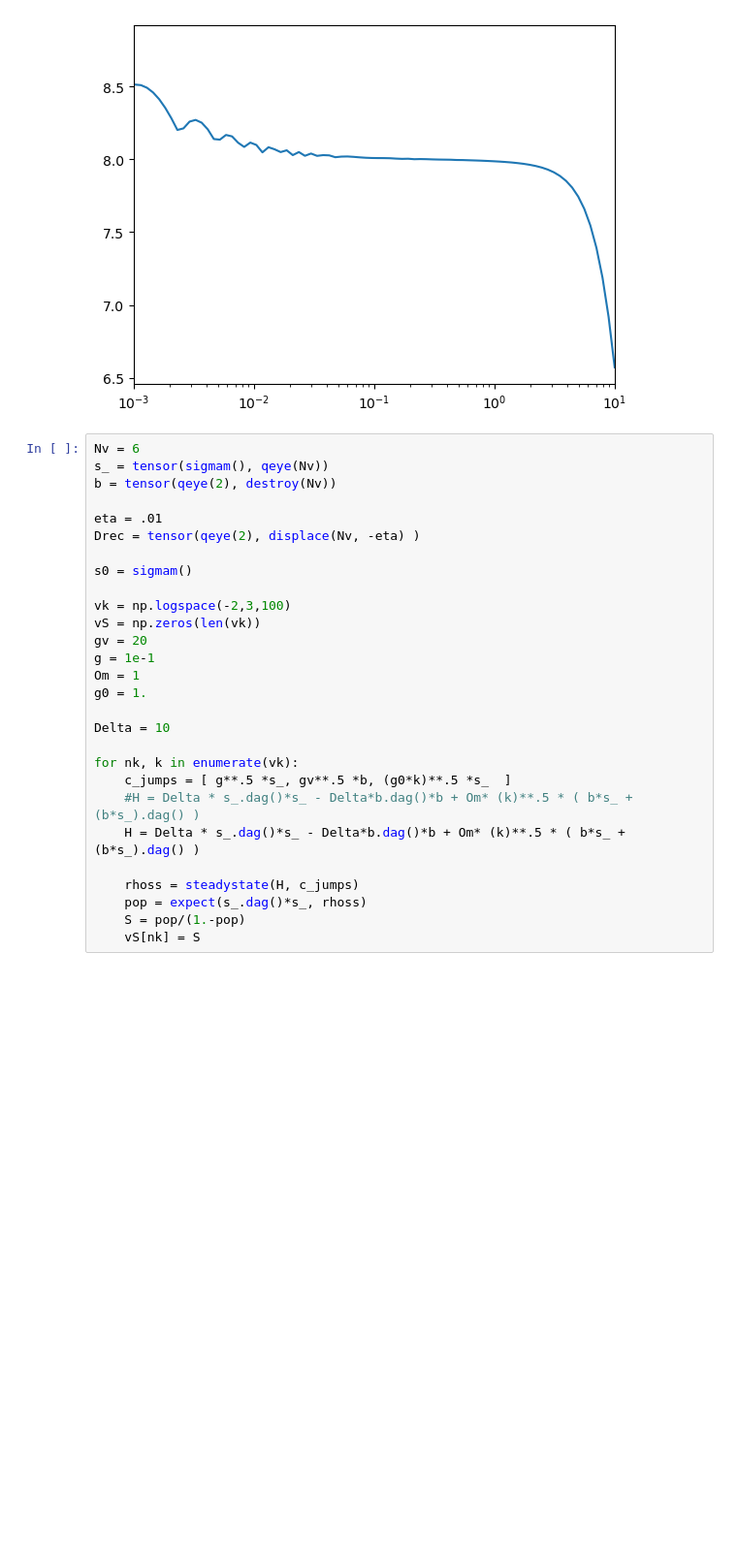
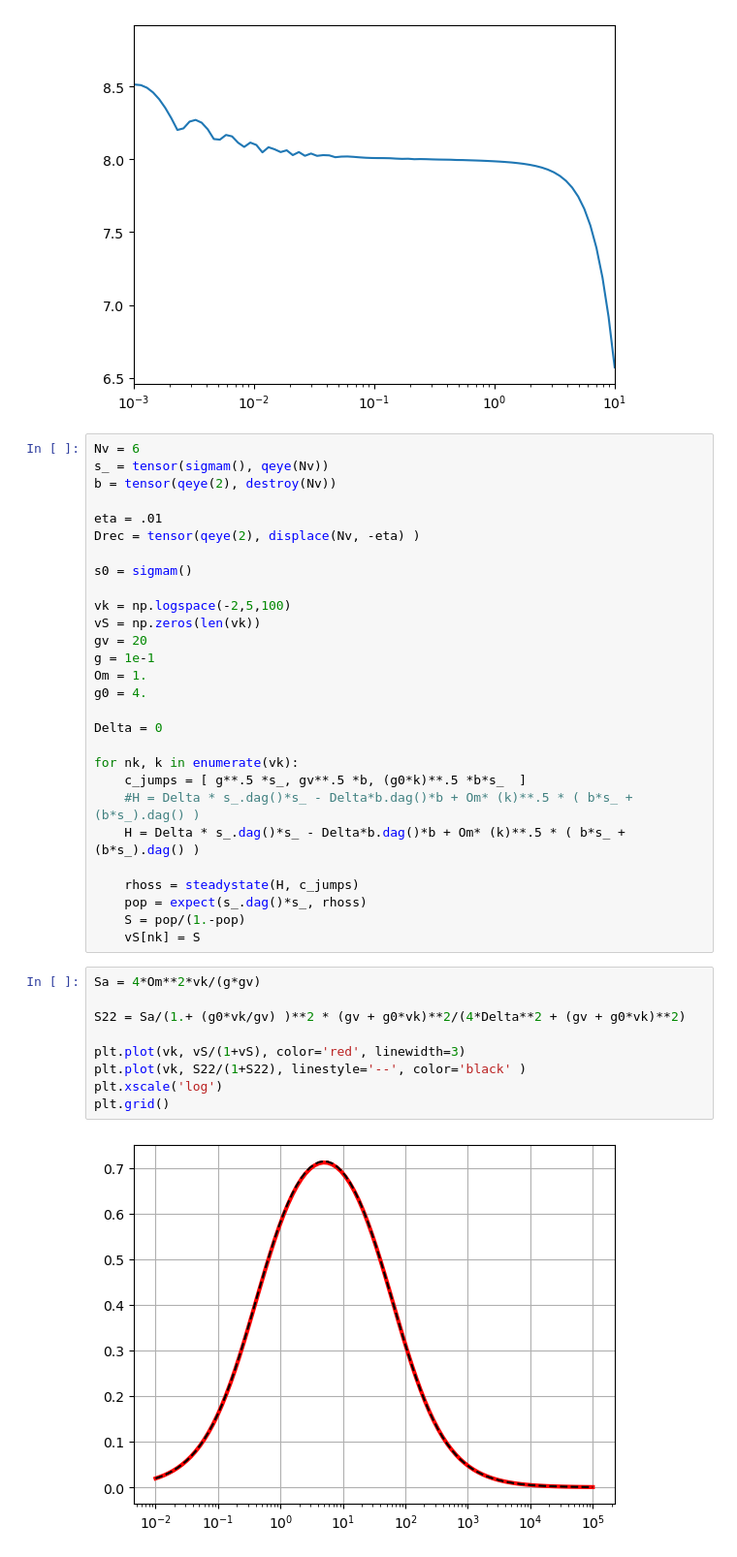
Before and after one commit to Daniele-PyBECTN/molecular_quantum_optics, a Jupyter notebook: Anomalous_saturation/gamma_trend.ipynb, the cells around one changed output. Shown at 97% size. Drawn from its saved outputs; the diff is of its cells as text; blank space fills up the shorter version.

```diff
--- a/Anomalous_saturation/gamma_trend.ipynb
+++ b/Anomalous_saturation/gamma_trend.ipynb
@@ -297,17 +297,17 @@ Drec = tensor(qeye(2), displace(Nv, -eta) )
 
 s0 = sigmam()
 
-vk = np.logspace(-2,3,100)
+vk = np.logspace(-2,5,100)
 vS = np.zeros(len(vk))
 gv = 20
 g = 1e-1
-Om = 1
-g0 = 1.
+Om = 1.
+g0 = 4.
 
-Delta = 10
+Delta = 0
 
 for nk, k in enumerate(vk):
-    c_jumps = [ g**.5 *s_, gv**.5 *b, (g0*k)**.5 *s_  ]
+    c_jumps = [ g**.5 *s_, gv**.5 *b, (g0*k)**.5 *b*s_  ]
     #H = Delta * s_.dag()*s_ - Delta*b.dag()*b + Om* (k)**.5 * ( b*s_ + (b*s_).dag() )
     H = Delta * s_.dag()*s_ - Delta*b.dag()*b + Om* (k)**.5 * ( b*s_ + (b*s_).dag() )
 
@@ -315,6 +315,17 @@ for nk, k in enumerate(vk):
     pop = expect(s_.dag()*s_, rhoss)
     S = pop/(1.-pop)
     vS[nk] = S
+# %%
+Sa = 4*Om**2*vk/(g*gv)
+
+S22 = Sa/(1.+ (g0*vk/gv) )**2 * (gv + g0*vk)**2/(4*Delta**2 + (gv + g0*vk)**2)
+
+plt.plot(vk, vS/(1+vS), color='red', linewidth=3)
+plt.plot(vk, S22/(1+S22), linestyle='--', color='black' )
+plt.xscale('log')
+plt.grid()
+# %% [output]
+[figure, added]
 # %%
 Sa = 4*Om**2*vk/(g*gv)
 
```
Also changed, not shown: parts of 2 cells of this notebook, 8 other files.
